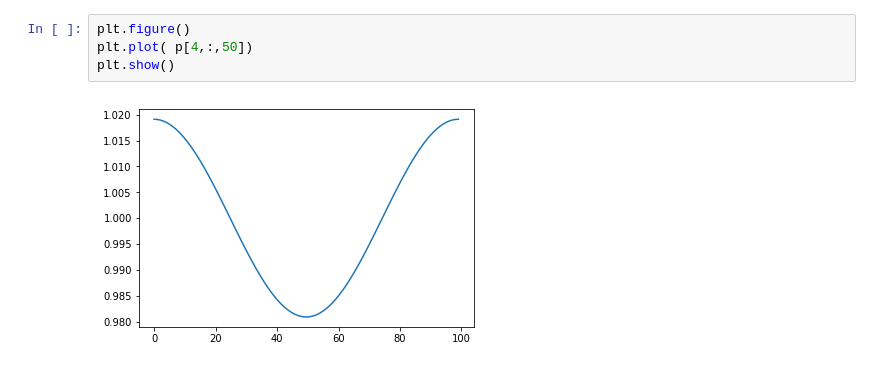
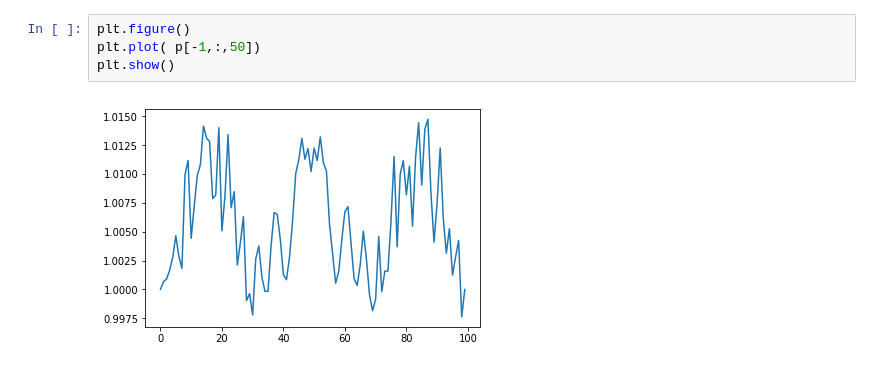
Before and after one commit to dpm314/waveKiller, a Jupyter notebook: workspace.ipynb, the cells around one changed output. Saved outputs shown, nothing was run; the diff lists cells and outputs as text.

```diff
--- a/workspace.ipynb
+++ b/workspace.ipynb
@@ -89,6 +61,6 @@ Courant Number (<.5): 0.01
 # %%
 plt.figure()
-plt.plot( p[4,:,50])
+plt.plot( p[-1,:,50])
 plt.show()
 # %% [output]
-[figure, old version]
+[figure, new version]
```
Also changed, not shown: parts of 1 cell of this notebook.
